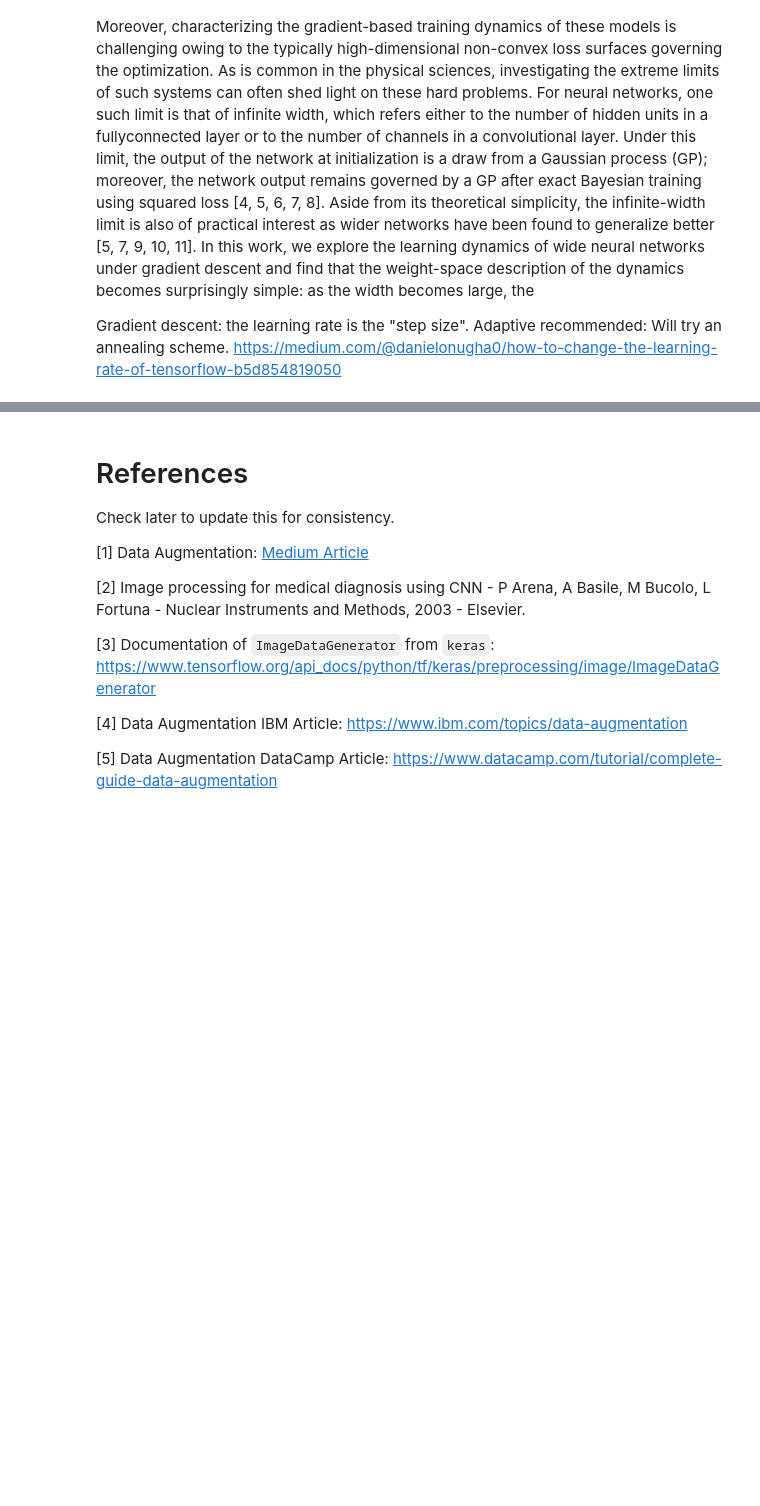
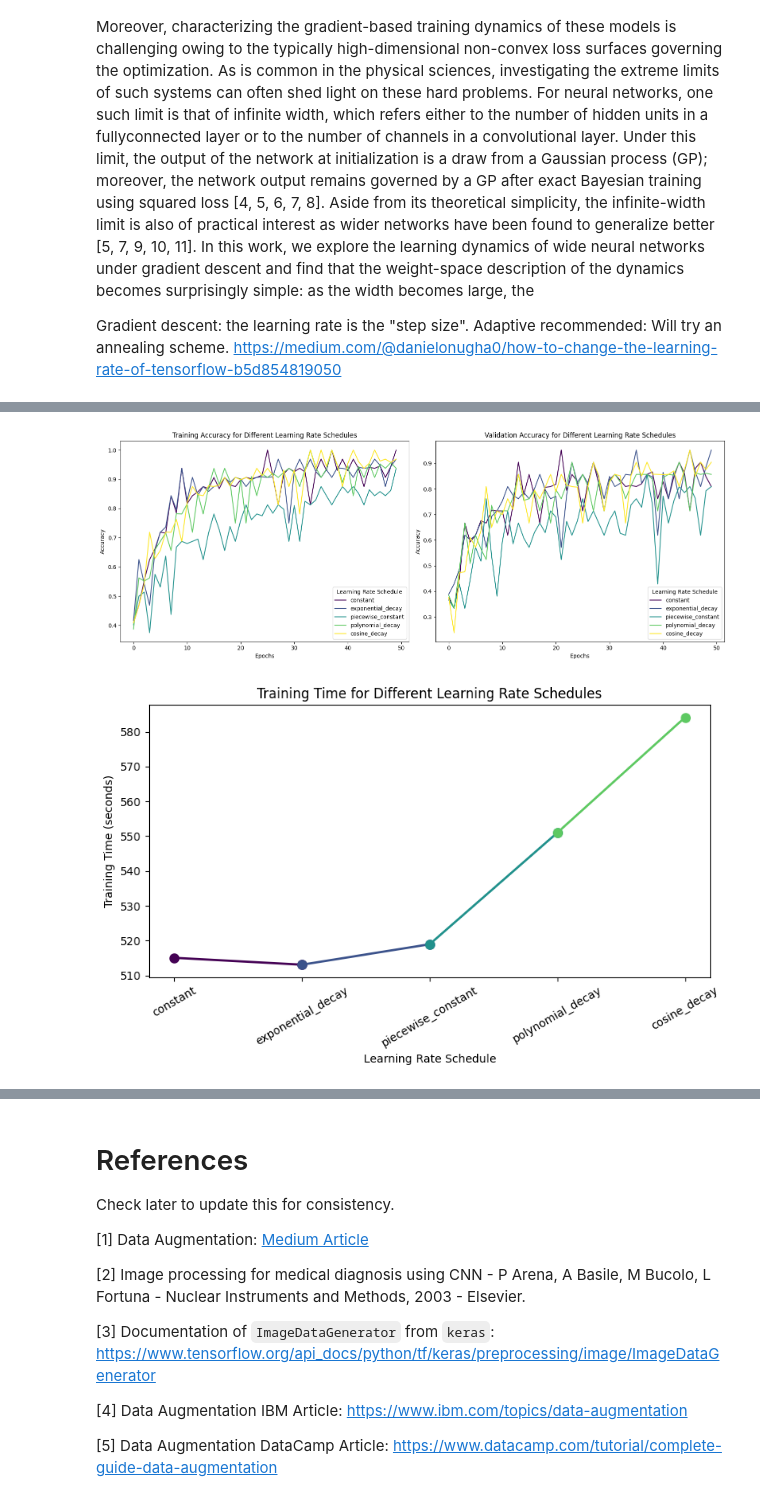
Before and after one commit to shrey1411/dst-group-project-2, a Jupyter notebook: VivekP/04-ReLUInvestigation.ipynb, the cells around one changed output, grey strips where cells are left out. Saved outputs shown, nothing was run; the diff lists cells and outputs as text; code cells hidden in the pictures; blank space fills up the shorter version.

```diff
--- a/VivekP/04-ReLUInvestigation.ipynb
+++ b/VivekP/04-ReLUInvestigation.ipynb
@@ -1425,0 +1575,77 @@ Gradient descent: the learning rate is the "step size". Adaptive recommended: Wi
+# %%
+import os
+import json
+import numpy as np
+import matplotlib.pyplot as plt
+from matplotlib.cm import viridis
+
+# Directory where history files are saved
+save_dir = 'model_saved/lr_schedules'
+
+# Lists to store metrics
+lr_names = []
+lr_accuracies = []
+lr_val_accuracies = []
+training_times = []
+
+# Learning rate schedule names to analyze
+lr_schedule_names = ["constant", "exponential_decay", "piecewise_constant", "polynomial_decay", "cosine_decay"]
+
+# Load history for each learning rate schedule
+for lr_name in lr_schedule_names:
+    history_path = os.path.join(save_dir, f"history_lr_{lr_name}.json")
+
+    if os.path.exists(history_path):
+        # Load history data
+        with open(history_path, 'r') as f:
+            history_data = json.load(f)
+            lr_names.append(lr_name)
+            lr_accuracies.append(history_data['accuracy'])
+            lr_val_accuracies.append(history_data['val_accuracy'])
+            training_times.append(history_data['training_time'])
+    else:
+        print(f"No history found for learning rate schedule {lr_name}.")
+
+# Colors for different learning rate schedules using the viridis colormap
+colors = viridis(np.linspace(0, 1, len(lr_schedule_names)))
+
+# Create subplots for training and validation accuracy
+fig, axs = plt.subplots(1, 2, figsize=(16, 6))
+
+# Plot Training Accuracy
+for i, lr_name in enumerate(lr_names):
+    axs[0].plot(lr_accuracies[i], color=colors[i], label=lr_name)
+axs[0].set_title('Training Accuracy for Different Learning Rate Schedules')
+axs[0].set_xlabel('Epochs')
+axs[0].set_ylabel('Accuracy')
+axs[0].legend(title='Learning Rate Schedule')
+
+# Plot Validation Accuracy
+for i, lr_name in enumerate(lr_names):
+    axs[1].plot(lr_val_accuracies[i], color=colors[i], label=lr_name)
+axs[1].set_title('Validation Accuracy for Different Learning Rate Schedules')
+axs[1].set_xlabel('Epochs')
+axs[1].set_ylabel('Accuracy')
+axs[1].legend(title='Learning Rate Schedule')
+
+plt.tight_layout()
+plt.show()
+
+# Plot Training Times
+plt.figure(figsize=(8, 5))
+
+# Plot each segment individually to apply the viridis color map along the line
+for i in range(len(training_times) - 1):
+    plt.plot(lr_names[i:i + 2], training_times[i:i + 2], color=colors[i], marker='o', linewidth=2, markersize=8)
+
+plt.title('Training Time for Different Learning Rate Schedules')
+plt.xlabel('Learning Rate Schedule')
+plt.ylabel('Training Time (seconds)')
+plt.xticks(rotation=30)  # Rotate x-axis labels for better readability
+plt.grid(False)
+
+plt.tight_layout()
+plt.show()
+# %% [output]
+[figure, added]
+[figure, added]
```
Also changed, not shown: parts of 6 cells of this notebook.
